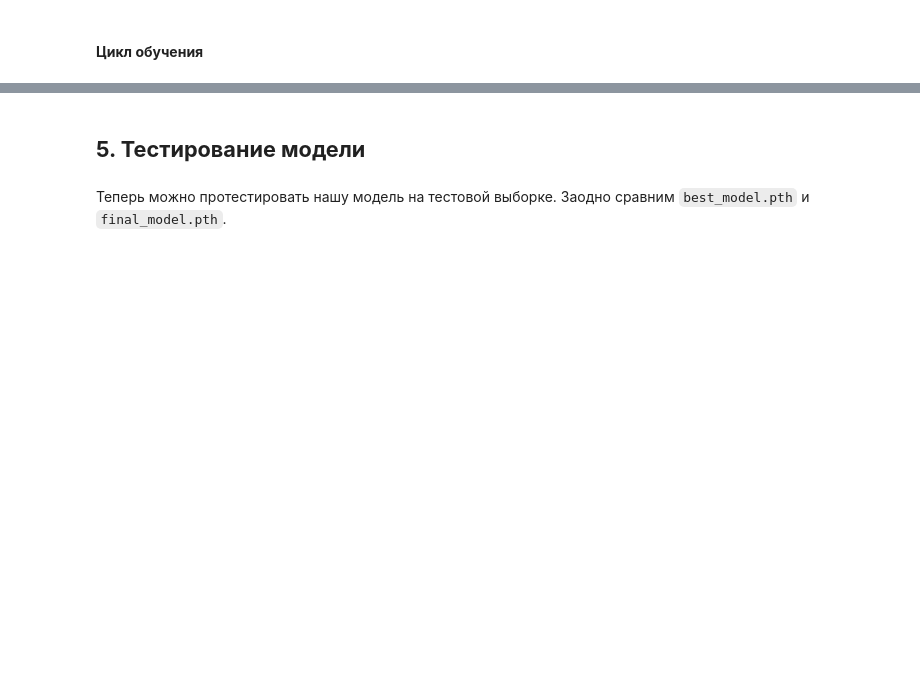
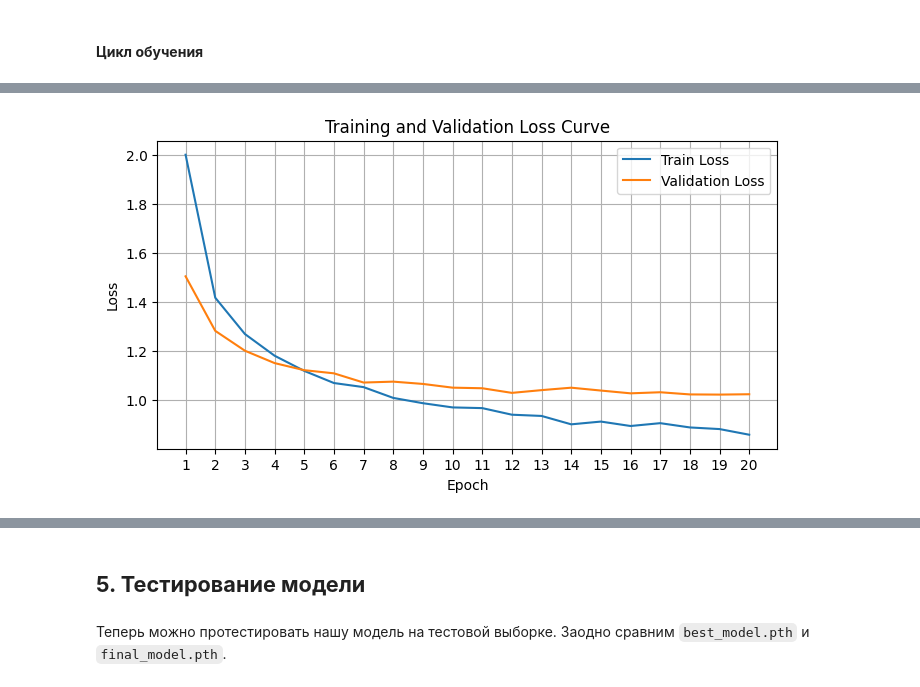
Before and after one commit to AkyLkaNastya/clothes, a Jupyter notebook: clothes_classifier.ipynb, the cells around one changed output, grey strips where cells are left out. Drawn from its saved outputs; the diff is of its cells as text; code cells hidden in the pictures; blank space fills up the shorter version.

```diff
--- a/clothes_classifier.ipynb
+++ b/clothes_classifier.ipynb
@@ -401,0 +508,4 @@ Validation Loss: 1.0441, Validation Accuracy: 0.6621
+# %%
+loss_plot(train_losses, val_losses)
+# %% [output]
+[figure, added]
```
Also changed, not shown: parts of 45 cells of this notebook, 36 other files.
